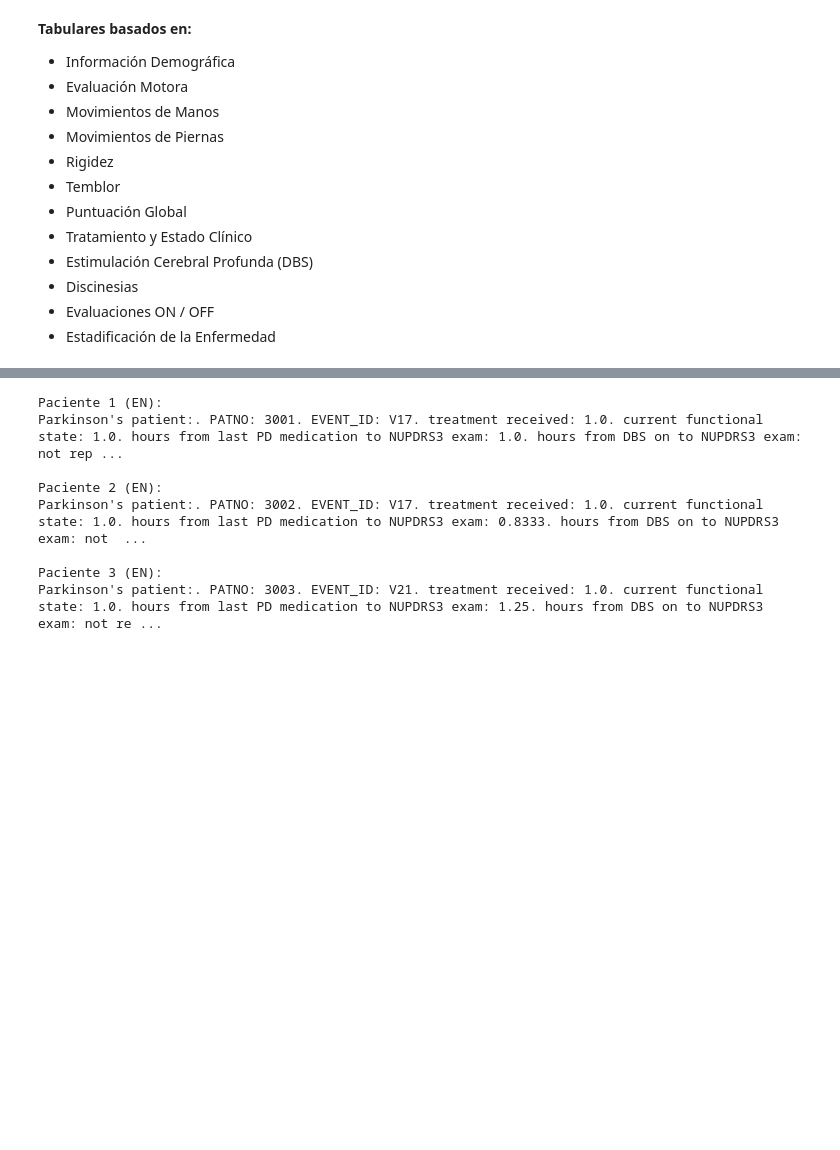
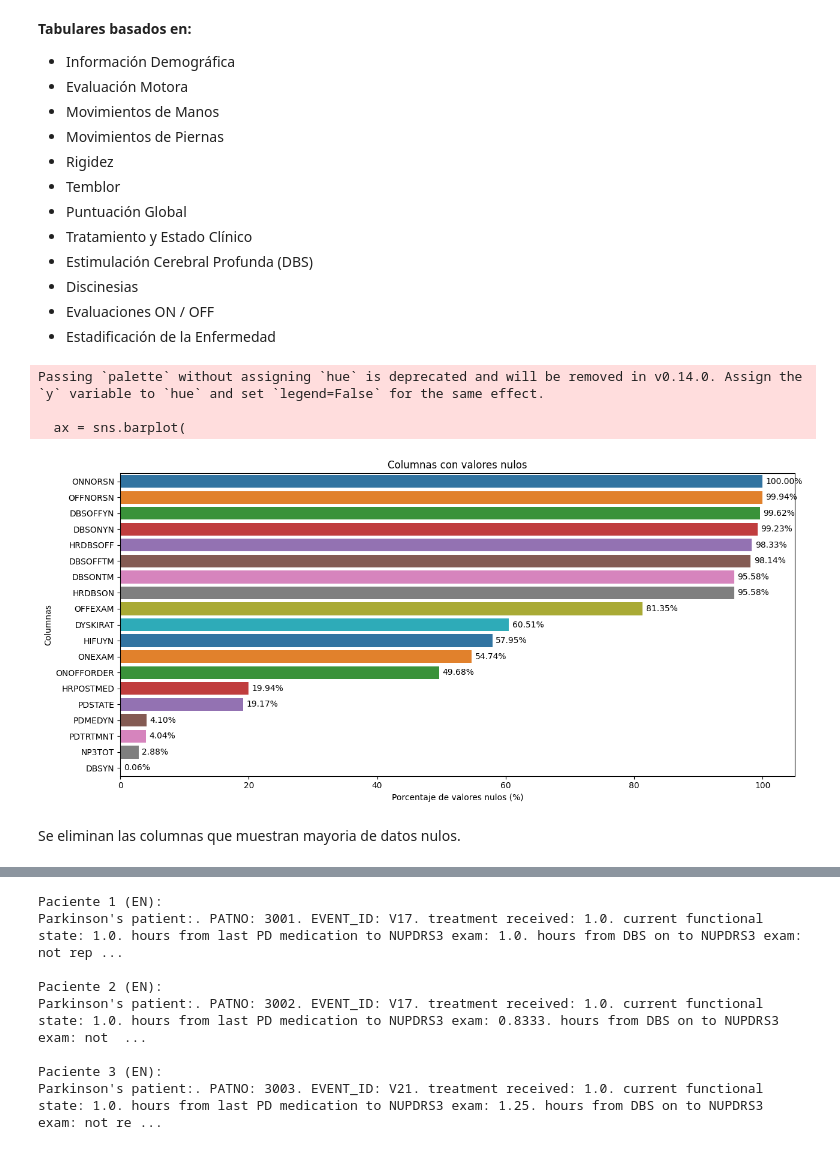
Before and after one commit to JeiGeek/Replica_clasificacion_multimodal_parkinson, a Jupyter notebook: clinical_pipeline/tabular_clinical.ipynb, the cells around one changed output, grey strips where cells are left out. Saved outputs shown, nothing was run; the diff lists cells and outputs as text; code cells hidden in the pictures; blank space fills up the shorter version.

```diff
--- a/clinical_pipeline/tabular_clinical.ipynb
+++ b/clinical_pipeline/tabular_clinical.ipynb
@@ -36,3 +60,39 @@ df.head()
 * Discinesias
 * Evaluaciones ON / OFF
 * Estadificación de la Enfermedad
+# %%
+# @title **Gráfico de valores nulos**
+
+# Calcular porcentaje de NA
+na_percent = (df.isna().mean() * 100)
+
+# Filtrar solo las columnas con nulos y ordenar
+na_percent = na_percent[na_percent > 0].sort_values(ascending=False)
+
+plt.figure(figsize=(13, 6))
+
+# Crear gráfico horizontal
+ax = sns.barplot(
+    x=na_percent.values,
+    y=na_percent.index,
+    palette="tab10"
+)
+
+plt.xlabel("Porcentaje de valores nulos (%)")
+plt.ylabel("Columnas")
+plt.title("Columnas con valores nulos")
+
+# Agregar etiquetas de porcentaje al final de cada barra
+for i, v in enumerate(na_percent.values):
+    ax.text(v + 0.5, i, f"{v:.2f}%", va='center')
+
+plt.xlim(0, na_percent.max() + 5)  # espacio extra para etiquetas
+plt.tight_layout()
+plt.show()
+# %% [output]
+Passing `palette` without assigning `hue` is deprecated and will be removed in v0.14.0. Assign the `y` variable to `hue` and set `legend=False` for the same effect.
+
+  ax = sns.barplot(
+[figure, added]
+# %% [markdown]
+Se eliminan las columnas que muestran mayoria de datos nulos.
```
Also changed, not shown: parts of 7 cells of this notebook.
